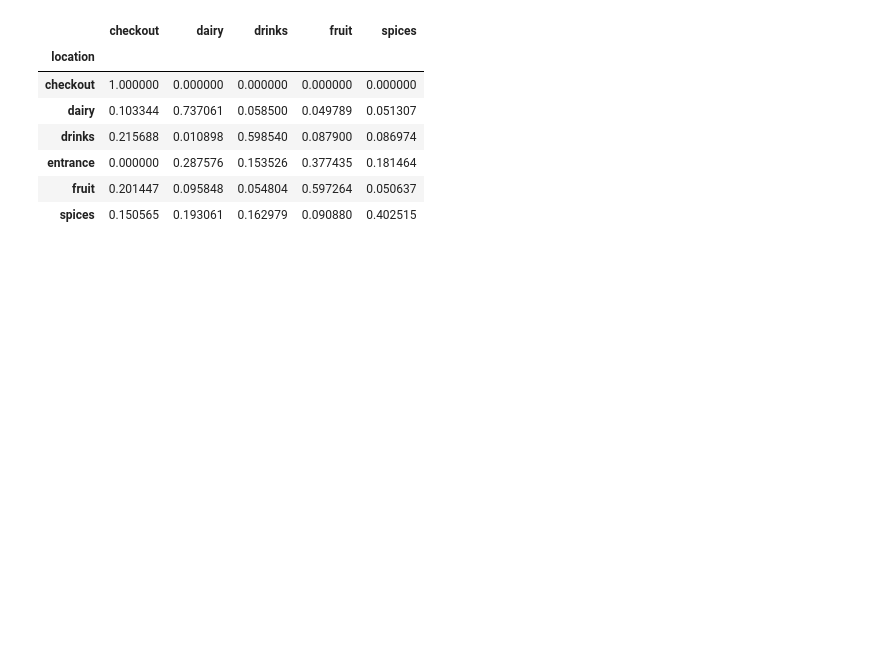
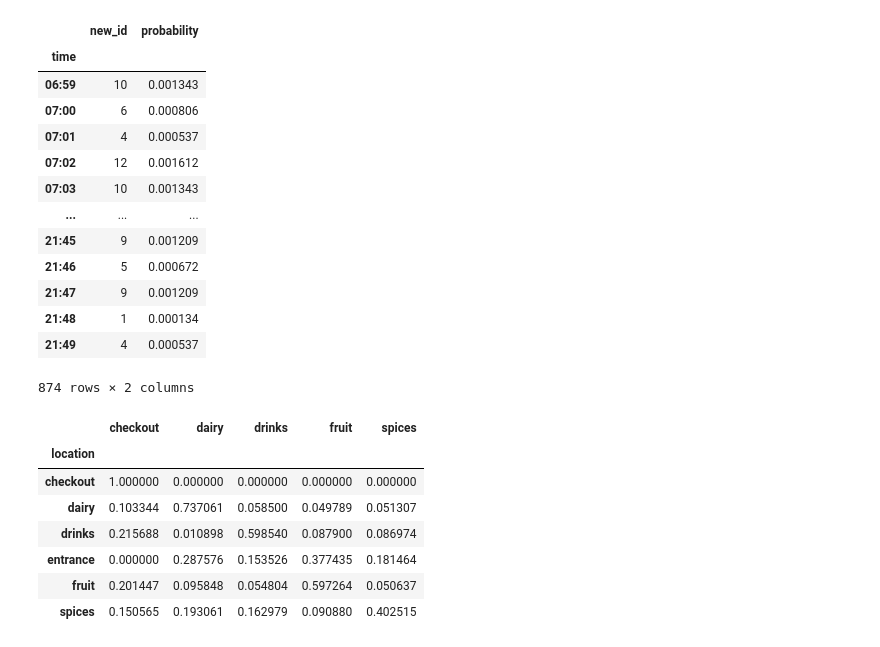
Before and after one commit to MykolaWauer/Spiced_Academy_Team_Project, a Jupyter notebook: simulation/markov_simulation.ipynb, the cells around one changed output. Saved outputs shown, nothing was run; the diff lists cells and outputs as text; code cells hidden in the pictures; blank space fills up the shorter version.

Commit message:
Updated to read in the new time probability csv.

```diff
--- a/simulation/markov_simulation.ipynb
+++ b/simulation/markov_simulation.ipynb
@@ -1,5 +1,25 @@
 # %%
 import pandas as pd
 import numpy as np
+# %%
+# Load in data that informs the times a customer could enter the store.
+# TIME IS NOT IN DATETIME FORMAT!!!
+time_probs = pd.read_csv('../cust_times.csv', index_col=0)
+time_probs
+# %% [output]
+|  | new_id | probability |
+| time |  |  |
+| 06:59 | 10 | 0.001343 |
+| 07:00 | 6 | 0.000806 |
+| 07:01 | 4 | 0.000537 |
+| 07:02 | 12 | 0.001612 |
+| 07:03 | 10 | 0.001343 |
+| ... | ... | ... |
+| 21:45 | 9 | 0.001209 |
+| 21:46 | 5 | 0.000672 |
+| 21:47 | 9 | 0.001209 |
+| 21:48 | 1 | 0.000134 |
+| 21:49 | 4 | 0.000537 |
+874 rows × 2 columns
 # %%
 # Load in data that informs our functions which probability to use.
```
Also changed, not shown: parts of 6 cells of this notebook.
